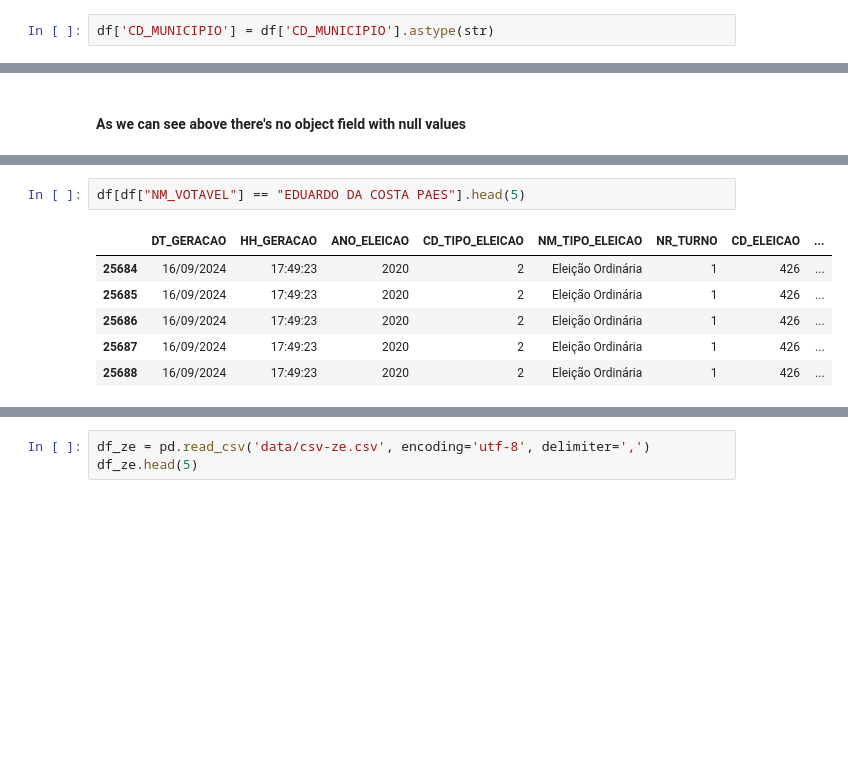
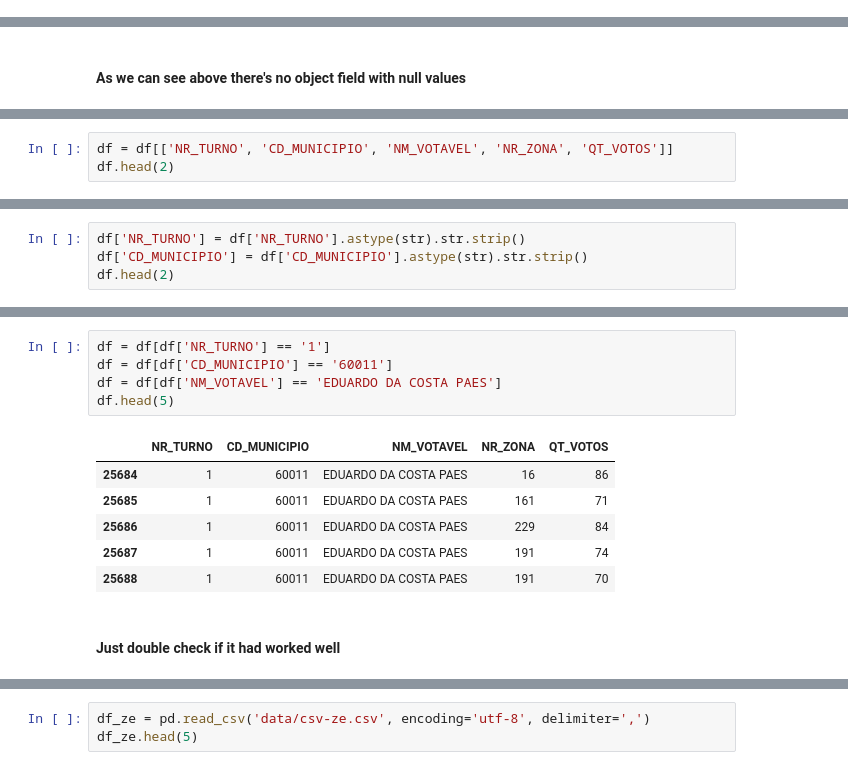
Before and after one commit to thecirocks/eleicao, a Jupyter notebook: eleicao.ipynb, the cells around one changed output, grey strips where cells are left out. Drawn from its saved outputs; the diff is of its cells as text; blank space fills up the shorter version.

```diff
--- a/eleicao.ipynb
+++ b/eleicao.ipynb
@@ -55,2 +41,0 @@ print(df['CD_MUNICIPIO'].unique())
-# %%
-df['CD_MUNICIPIO'] = df['CD_MUNICIPIO'].astype(str)
@@ -216,0 +167,3 @@ array(['ROSA MARIA ORLANDO FERNANDES', 'SEBASTIÃO GONÇALVES GODINHO NETO',
+# %%
+df = df[['NR_TURNO', 'CD_MUNICIPIO', 'NM_VOTAVEL', 'NR_ZONA', 'QT_VOTOS']]
+df.head(2)
@@ -216,0 +185,4 @@ array(['ROSA MARIA ORLANDO FERNANDES', 'SEBASTIÃO GONÇALVES GODINHO NETO',
+# %%
+df['NR_TURNO'] = df['NR_TURNO'].astype(str).str.strip()
+df['CD_MUNICIPIO'] = df['CD_MUNICIPIO'].astype(str).str.strip()
+df.head(2)
@@ -217,9 +202,14 @@ array(['ROSA MARIA ORLANDO FERNANDES', 'SEBASTIÃO GONÇALVES GODINHO NETO',
 # %%
-df[df["NM_VOTAVEL"] == "EDUARDO DA COSTA PAES"].head(5)
+df = df[df['NR_TURNO'] == '1']
+df = df[df['CD_MUNICIPIO'] == '60011']
+df = df[df['NM_VOTAVEL'] == 'EDUARDO DA COSTA PAES']
+df.head(5)
 # %% [output]
-|  | DT_GERACAO | HH_GERACAO | ANO_ELEICAO | CD_TIPO_ELEICAO | NM_TIPO_ELEICAO | NR_TURNO | CD_ELEICAO | ... |
-| 25684 | 16/09/2024 | 17:49:23 | 2020 | 2 | Eleição Ordinária | 1 | 426 | ... |
-| 25685 | 16/09/2024 | 17:49:23 | 2020 | 2 | Eleição Ordinária | 1 | 426 | ... |
-| 25686 | 16/09/2024 | 17:49:23 | 2020 | 2 | Eleição Ordinária | 1 | 426 | ... |
-| 25687 | 16/09/2024 | 17:49:23 | 2020 | 2 | Eleição Ordinária | 1 | 426 | ... |
-| 25688 | 16/09/2024 | 17:49:23 | 2020 | 2 | Eleição Ordinária | 1 | 426 | ... |
+|  | NR_TURNO | CD_MUNICIPIO | NM_VOTAVEL | NR_ZONA | QT_VOTOS |
+| 25684 | 1 | 60011 | EDUARDO DA COSTA PAES | 16 | 86 |
+| 25685 | 1 | 60011 | EDUARDO DA COSTA PAES | 161 | 71 |
+| 25686 | 1 | 60011 | EDUARDO DA COSTA PAES | 229 | 84 |
+| 25687 | 1 | 60011 | EDUARDO DA COSTA PAES | 191 | 74 |
+| 25688 | 1 | 60011 | EDUARDO DA COSTA PAES | 191 | 70 |
+# %% [markdown]
+#### Just double check if it had worked well
```
Also changed, not shown: parts of 63 cells of this notebook, 1 other file.
